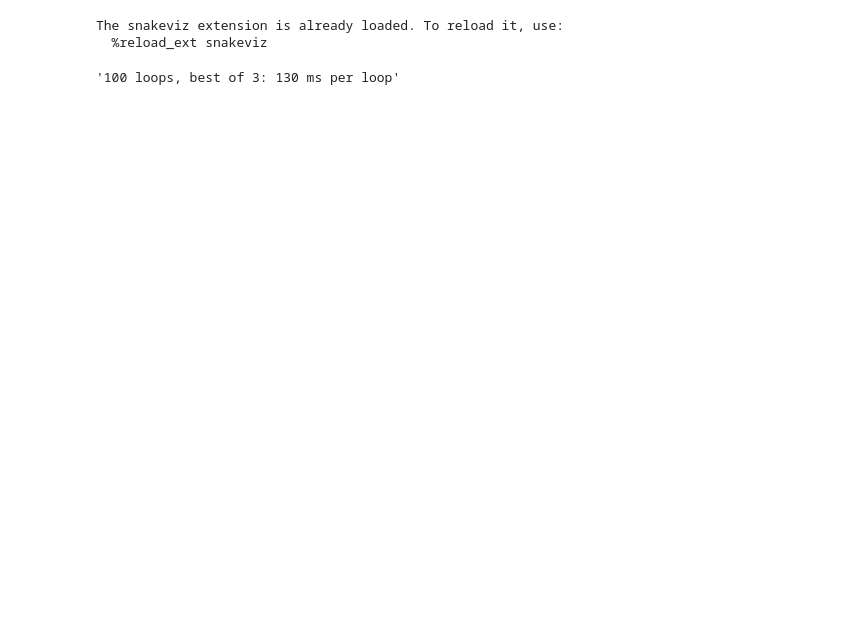
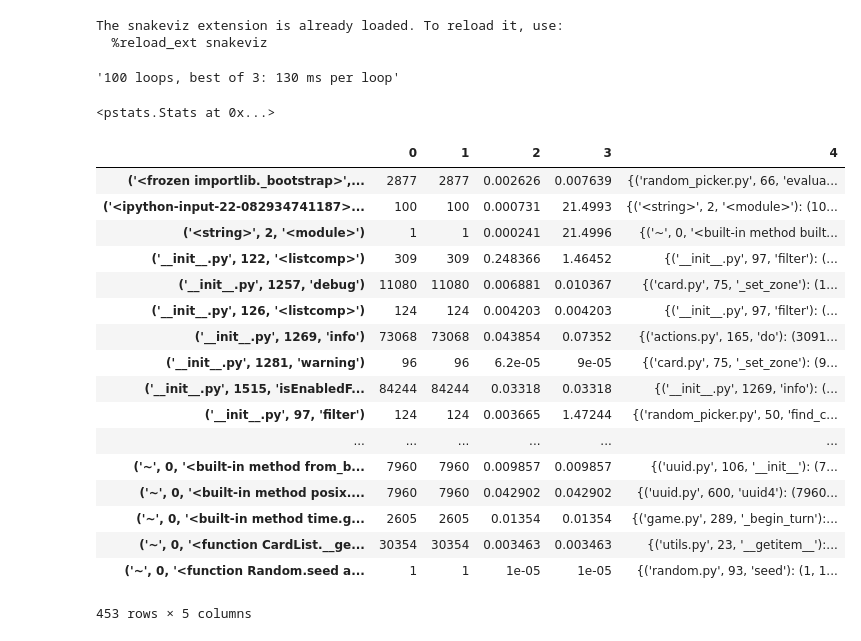
Before and after one commit to afcarl/fireplace-profiling, a Jupyter notebook: benchmark.ipynb, the cells around one changed output. Cells and saved outputs as stored; diff of their text form; code cells hidden in the pictures; blank space fills up the shorter version.

Commit message:
benchmark.ipynb : convert stats to pandas table

```diff
--- a/benchmark.ipynb
+++ b/benchmark.ipynb
@@ -33,3 +34,32 @@ c.stdout.splitlines()[-1]
 random.seed(1857)
 for _ in range(100):
     run_game()
+# %%
+stats = pstats.Stats('fireplace.prof')
+stats.strip_dirs()
+# %% [output]
+<pstats.Stats at 0x...>
+# %%
+import pandas as pd
+from io import StringIO
+
+pd.DataFrame({str(k): v for (k, v) in stats.stats.items()}).T
+# %% [output]
+|  | 0 | 1 | 2 | 3 | 4 |
+| ('<frozen importlib._bootstrap>',... | 2877 | 2877 | 0.002626 | 0.007639 | {('random_picker.py', 66, 'evalua... |
+| ('<ipython-input-22-082934741187>... | 100 | 100 | 0.000731 | 21.4993 | {('<string>', 2, '<module>'): (10... |
+| ('<string>', 2, '<module>') | 1 | 1 | 0.000241 | 21.4996 | {('~', 0, '<built-in method built... |
+| ('__init__.py', 122, '<listcomp>') | 309 | 309 | 0.248366 | 1.46452 | {('__init__.py', 97, 'filter'): (... |
+| ('__init__.py', 1257, 'debug') | 11080 | 11080 | 0.006881 | 0.010367 | {('card.py', 75, '_set_zone'): (1... |
+| ('__init__.py', 126, '<listcomp>') | 124 | 124 | 0.004203 | 0.004203 | {('__init__.py', 97, 'filter'): (... |
+| ('__init__.py', 1269, 'info') | 73068 | 73068 | 0.043854 | 0.07352 | {('actions.py', 165, 'do'): (3091... |
+| ('__init__.py', 1281, 'warning') | 96 | 96 | 6.2e-05 | 9e-05 | {('card.py', 75, '_set_zone'): (9... |
+| ('__init__.py', 1515, 'isEnabledF... | 84244 | 84244 | 0.03318 | 0.03318 | {('__init__.py', 1269, 'info'): (... |
+| ('__init__.py', 97, 'filter') | 124 | 124 | 0.003665 | 1.47244 | {('random_picker.py', 50, 'find_c... |
+| ... | ... | ... | ... | ... | ... |
+| ('~', 0, '<built-in method from_b... | 7960 | 7960 | 0.009857 | 0.009857 | {('uuid.py', 106, '__init__'): (7... |
+| ('~', 0, '<built-in method posix.... | 7960 | 7960 | 0.042902 | 0.042902 | {('uuid.py', 600, 'uuid4'): (7960... |
+| ('~', 0, '<built-in method time.g... | 2605 | 2605 | 0.01354 | 0.01354 | {('game.py', 289, '_begin_turn'):... |
+| ('~', 0, '<function CardList.__ge... | 30354 | 30354 | 0.003463 | 0.003463 | {('utils.py', 23, '__getitem__'):... |
+| ('~', 0, '<function Random.seed a... | 1 | 1 | 1e-05 | 1e-05 | {('random.py', 93, 'seed'): (1, 1... |
+453 rows × 5 columns
```
Also changed, not shown: parts of 1 cell of this notebook.
